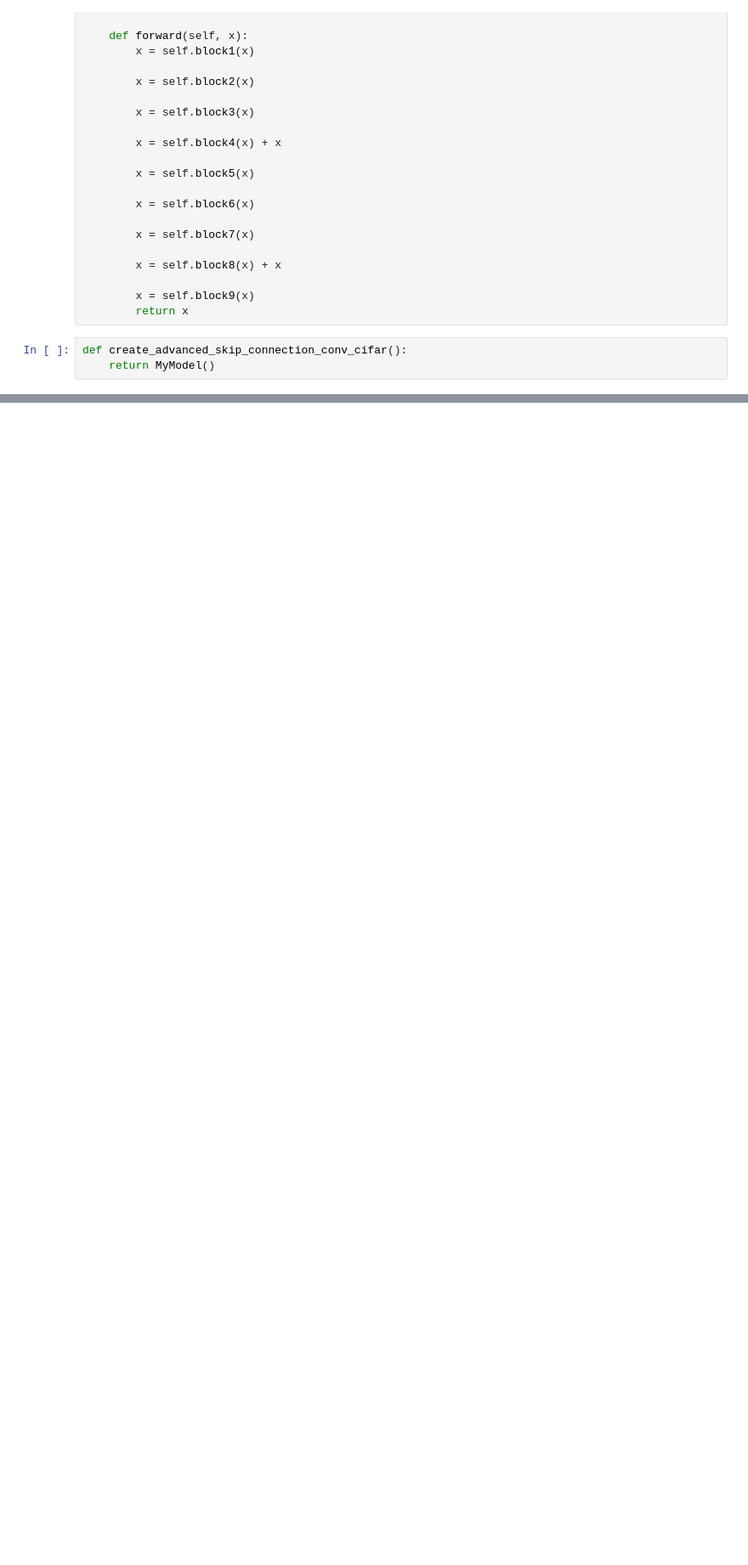
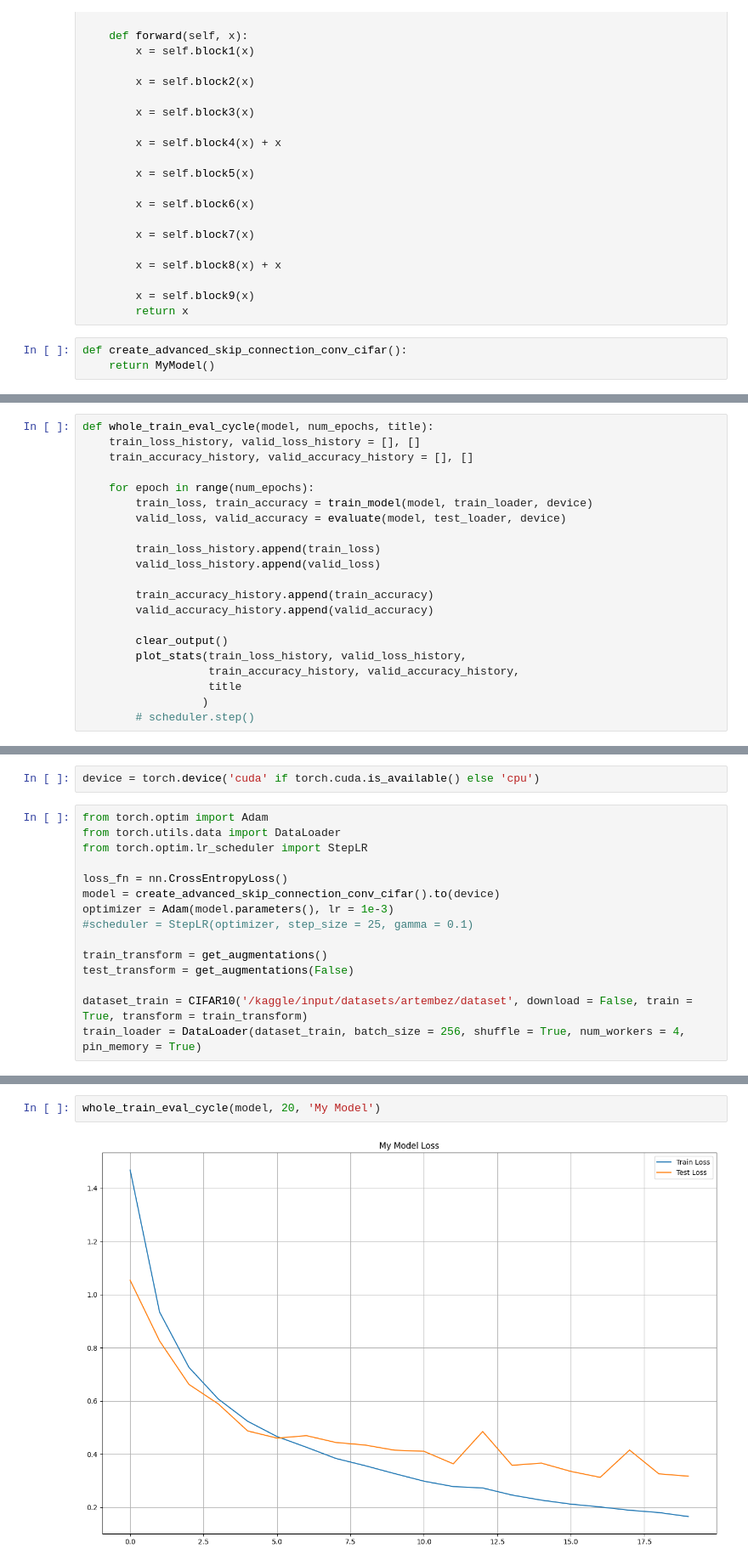
Before and after one commit to jack1591/karpov_courses_modules, a Jupyter notebook: module3/prac5/practice.ipynb, the cells around one changed output, grey strips where cells are left out. Shown at 85% size. Saved outputs shown, nothing was run; the diff lists cells and outputs as text; blank space fills up the shorter version.

```diff
--- a/module3/prac5/practice.ipynb
+++ b/module3/prac5/practice.ipynb
@@ -109,0 +283,21 @@ def create_advanced_skip_connection_conv_cifar():
+# %%
+def whole_train_eval_cycle(model, num_epochs, title):
+    train_loss_history, valid_loss_history = [], []
+    train_accuracy_history, valid_accuracy_history = [], []
+
+    for epoch in range(num_epochs):
+        train_loss, train_accuracy = train_model(model, train_loader, device)
+        valid_loss, valid_accuracy = evaluate(model, test_loader, device)
+
+        train_loss_history.append(train_loss)
+        valid_loss_history.append(valid_loss)
+
+        train_accuracy_history.append(train_accuracy)
+        valid_accuracy_history.append(valid_accuracy)
+
+        clear_output()
+        plot_stats(train_loss_history, valid_loss_history,
+                   train_accuracy_history, valid_accuracy_history,
+                   title
+                  )
+        # scheduler.step()
@@ -109,0 +310,17 @@ def create_advanced_skip_connection_conv_cifar():
+# %%
+device = torch.device('cuda' if torch.cuda.is_available() else 'cpu')
+# %%
+from torch.optim import Adam
+from torch.utils.data import DataLoader
+from torch.optim.lr_scheduler import StepLR
+
+loss_fn = nn.CrossEntropyLoss()
+model = create_advanced_skip_connection_conv_cifar().to(device)
+optimizer = Adam(model.parameters(), lr = 1e-3)
+#scheduler = StepLR(optimizer, step_size = 25, gamma = 0.1)
+
+train_transform = get_augmentations()
+test_transform = get_augmentations(False)
+
+dataset_train = CIFAR10('/kaggle/input/datasets/artembez/dataset', download = False, train = True, transform = train_transform)
+train_loader = DataLoader(dataset_train, batch_size = 256, shuffle = True, num_workers = 4, pin_memory = True)
@@ -109,0 +330,4 @@ def create_advanced_skip_connection_conv_cifar():
+# %%
+whole_train_eval_cycle(model, 20, 'My Model')
+# %% [output]
+[figure, added]
```
Also changed, not shown: parts of 19 cells of this notebook.
